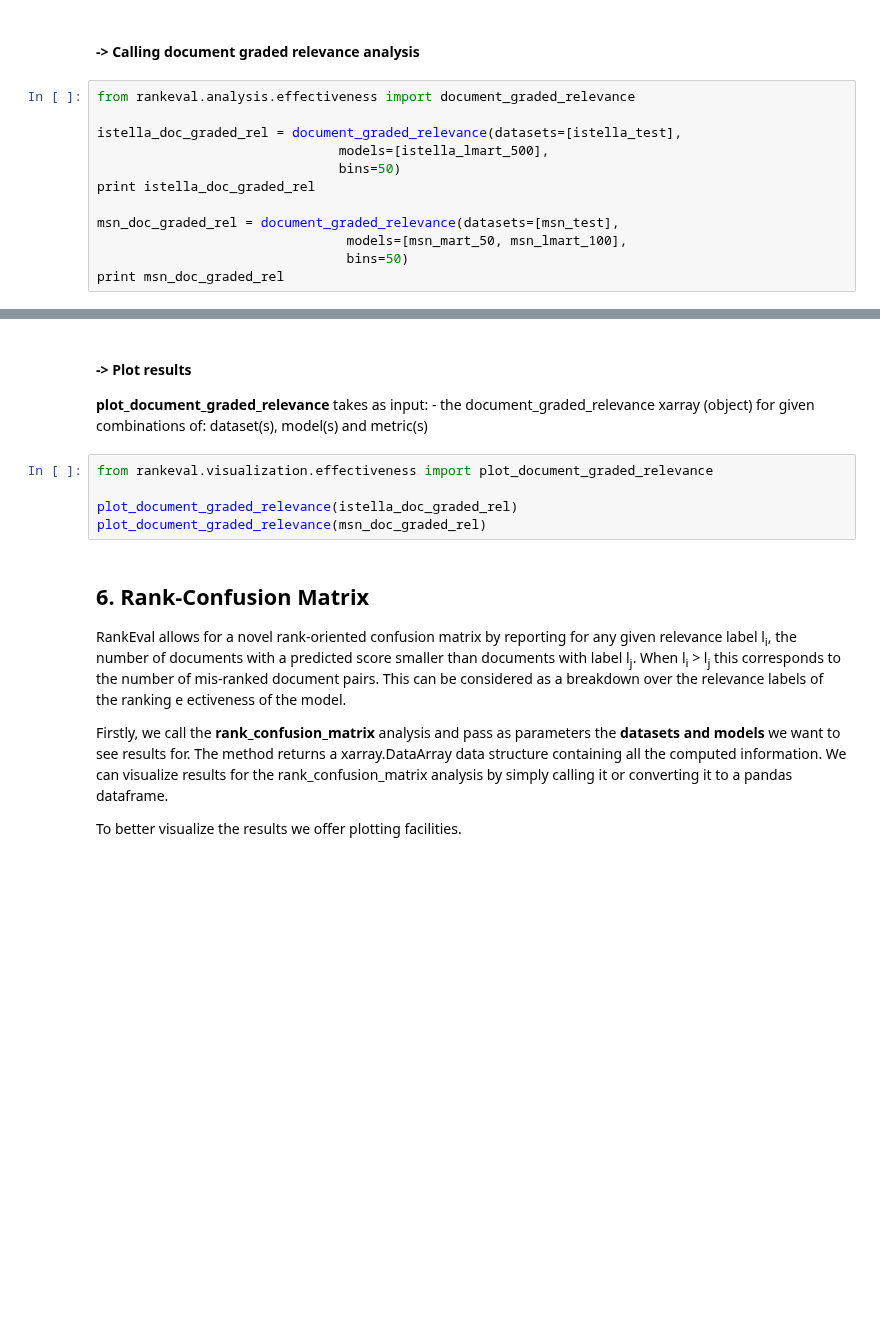
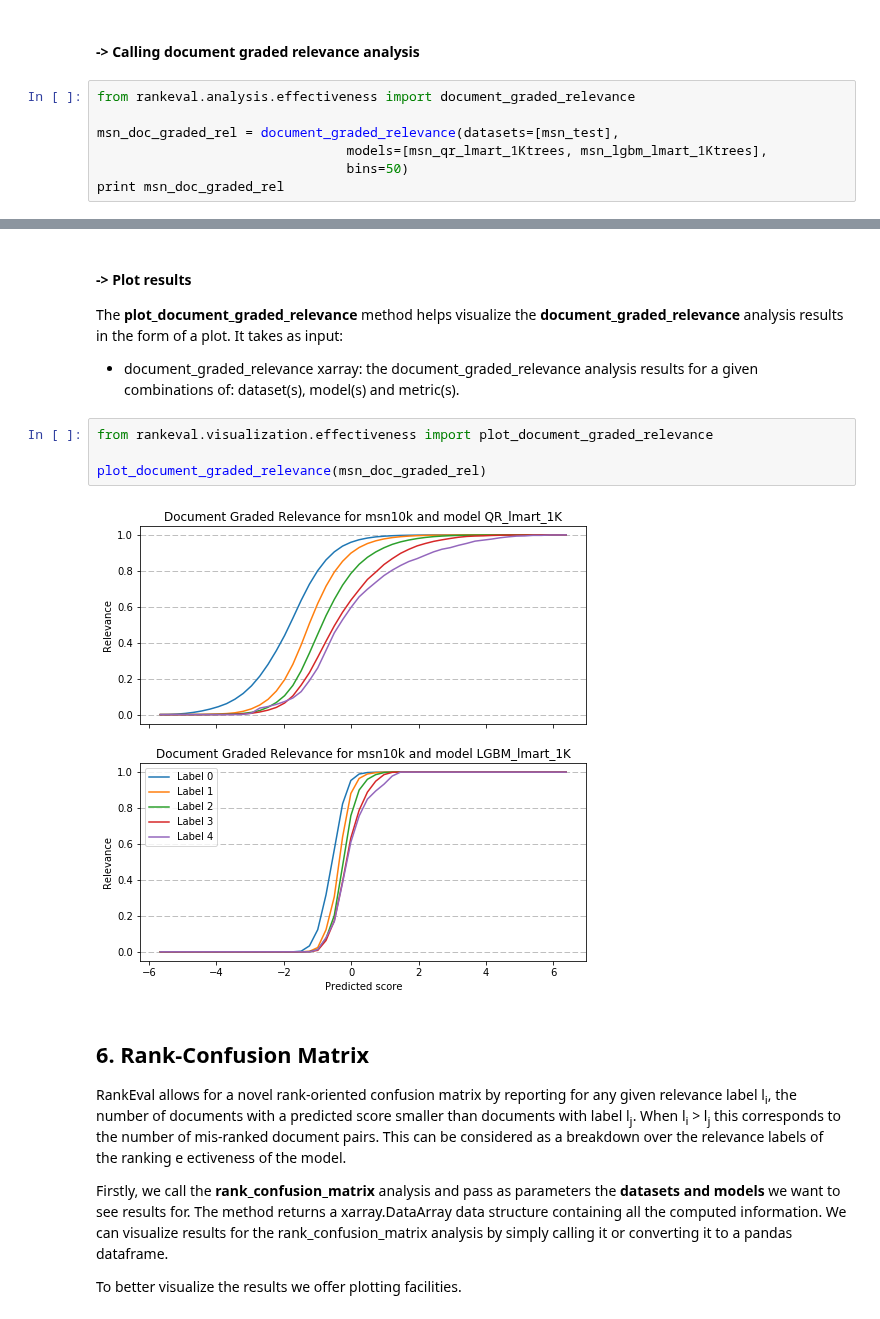
Before and after one commit to hpclab/rankeval, a Jupyter notebook: notebooks/RankEval - Effectiveness Analysis.ipynb, the cells around one changed output, grey strips where cells are left out. Drawn from its saved outputs; the diff is of its cells as text; blank space fills up the shorter version.

```diff
--- a/notebooks/RankEval - Effectiveness Analysis.ipynb
+++ b/notebooks/RankEval - Effectiveness Analysis.ipynb
@@ -305,12 +306,7 @@ To better visualize the results we offer plotting facilities.
 # %%
 from rankeval.analysis.effectiveness import document_graded_relevance
 
-istella_doc_graded_rel = document_graded_relevance(datasets=[istella_test],
-                               models=[istella_lmart_500],
-                               bins=50)
-print istella_doc_graded_rel
-
 msn_doc_graded_rel = document_graded_relevance(datasets=[msn_test],
-                                models=[msn_mart_50, msn_lmart_100],
+                                models=[msn_qr_lmart_1Ktrees, msn_lgbm_lmart_1Ktrees],
                                 bins=50)
 print msn_doc_graded_rel
@@ -317,13 +327,14 @@ print msn_doc_graded_rel
 # %% [markdown]
 #### -> Plot results
 
-**plot_document_graded_relevance** takes as input:
-    - the document_graded_relevance xarray (object) for given combinations of: dataset(s), model(s) and metric(s)
+The **plot_document_graded_relevance** method helps visualize the **document_graded_relevance** analysis results in the form of a plot. It takes as input:
+ - document_graded_relevance xarray: the document_graded_relevance analysis results for a given combinations of: dataset(s), model(s) and metric(s).
 # %%
 from rankeval.visualization.effectiveness import plot_document_graded_relevance
 
-plot_document_graded_relevance(istella_doc_graded_rel)
 plot_document_graded_relevance(msn_doc_graded_rel)
+# %% [output]
+[figure, added]
 # %% [markdown]
 ## 6. Rank-Confusion Matrix
 
```
Also changed, not shown: parts of 4 cells of this notebook, 4 other files.
